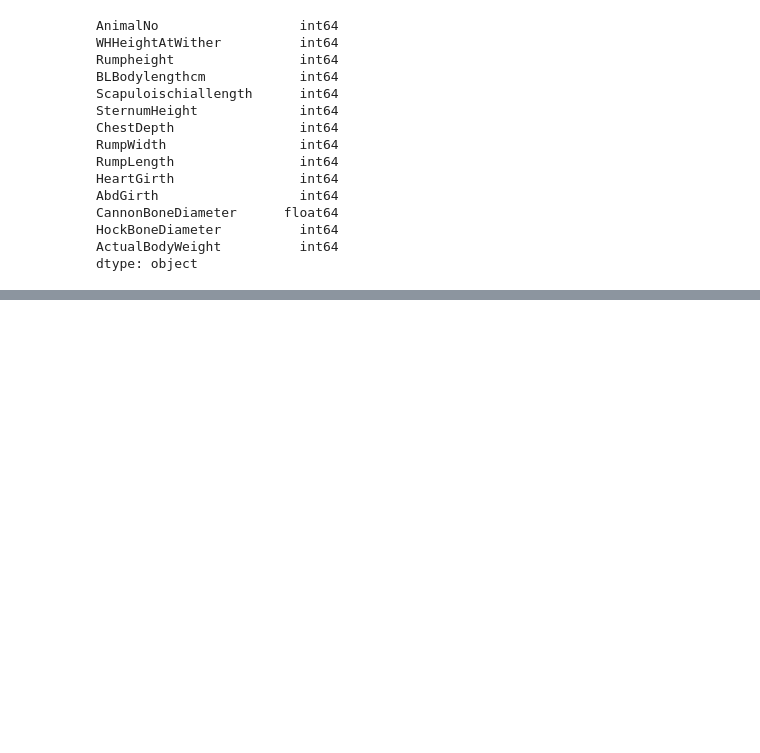
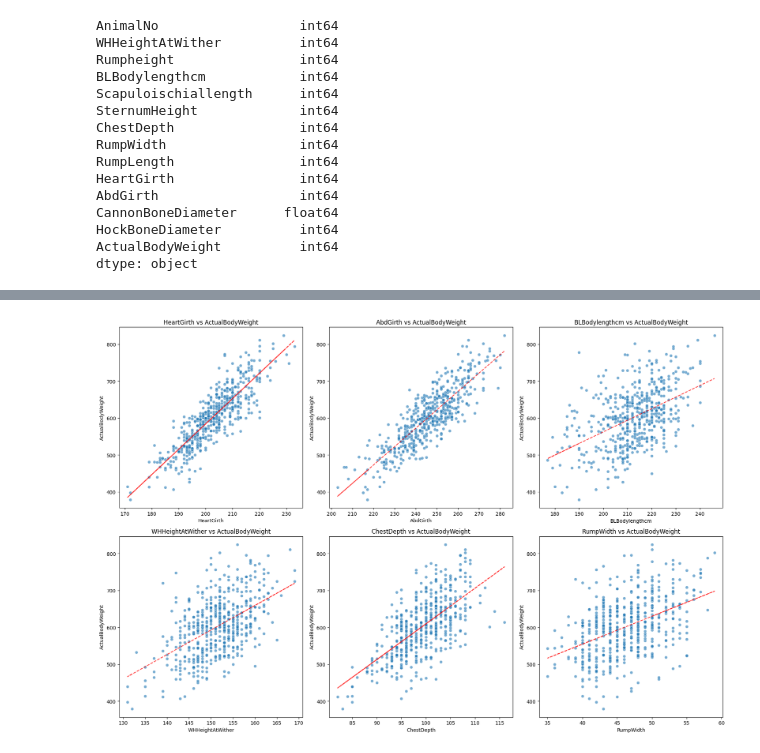
Before and after one commit to shahbhavya7/cattle_model, a Jupyter notebook: experiments.ipynb, the cells around one changed output, grey strips where cells are left out. Saved outputs shown, nothing was run; the diff lists cells and outputs as text; code cells hidden in the pictures; blank space fills up the shorter version.

```diff
--- a/experiments.ipynb
+++ b/experiments.ipynb
@@ -88,0 +274,21 @@ df.head()
+# %%
+# Scatter plots of key features vs ActualBodyWeight
+key_features = ['HeartGirth', 'AbdGirth', 'BLBodylengthcm', 'WHHeightAtWither', 'ChestDepth', 'RumpWidth']
+
+fig, axes = plt.subplots(2, 3, figsize=(18, 12))
+axes = axes.ravel()
+
+for i, feature in enumerate(key_features):
+    if feature in df.columns and 'ActualBodyWeight' in df.columns:
+        sns.scatterplot(data=df, x=feature, y='ActualBodyWeight', ax=axes[i], alpha=0.6)
+        axes[i].set_title(f'{feature} vs ActualBodyWeight')
+
+        # Add trend line
+        z = np.polyfit(df[feature], df['ActualBodyWeight'], 1)
+        p = np.poly1d(z)
+        axes[i].plot(df[feature], p(df[feature]), "r--", alpha=0.8)
+
+plt.tight_layout()
+plt.show()
+# %% [output]
+[figure, added]
```
Also changed, not shown: parts of 15 cells of this notebook.
